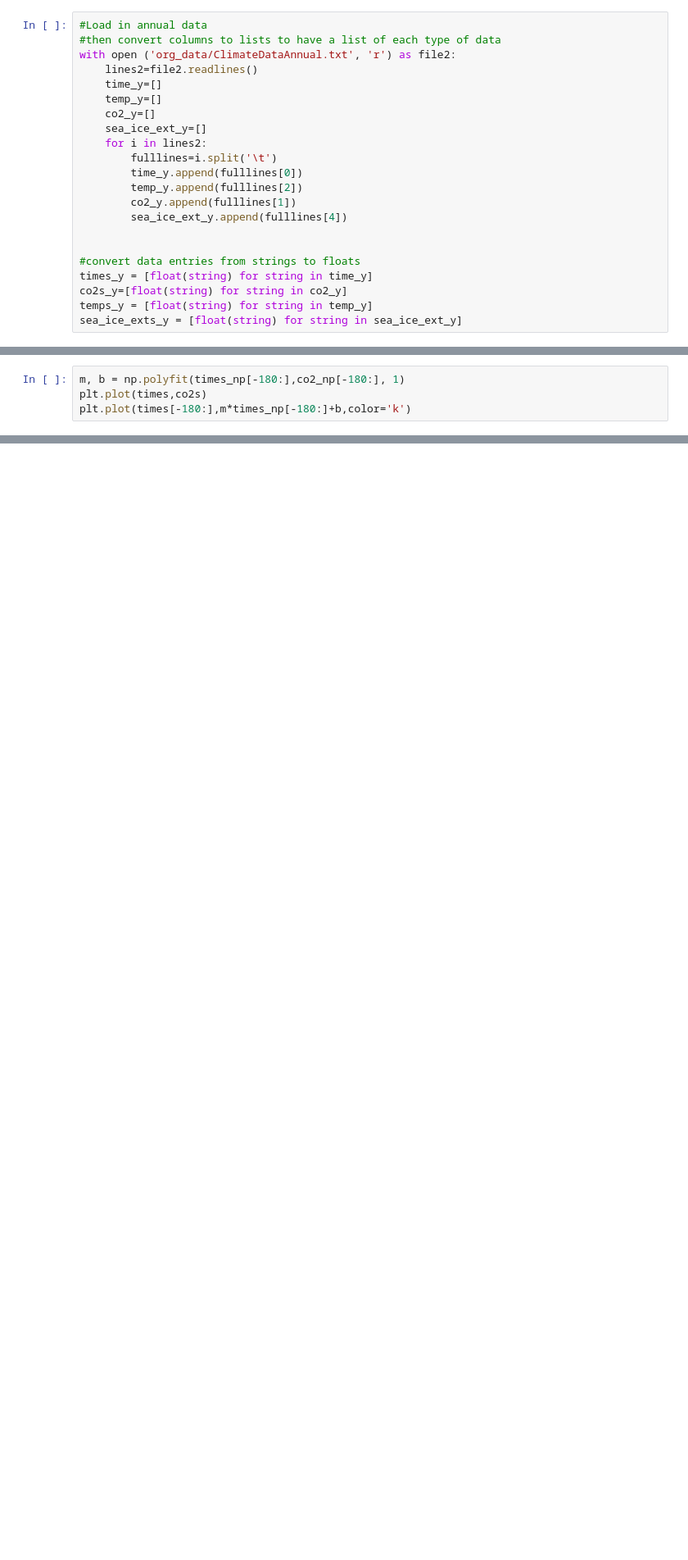
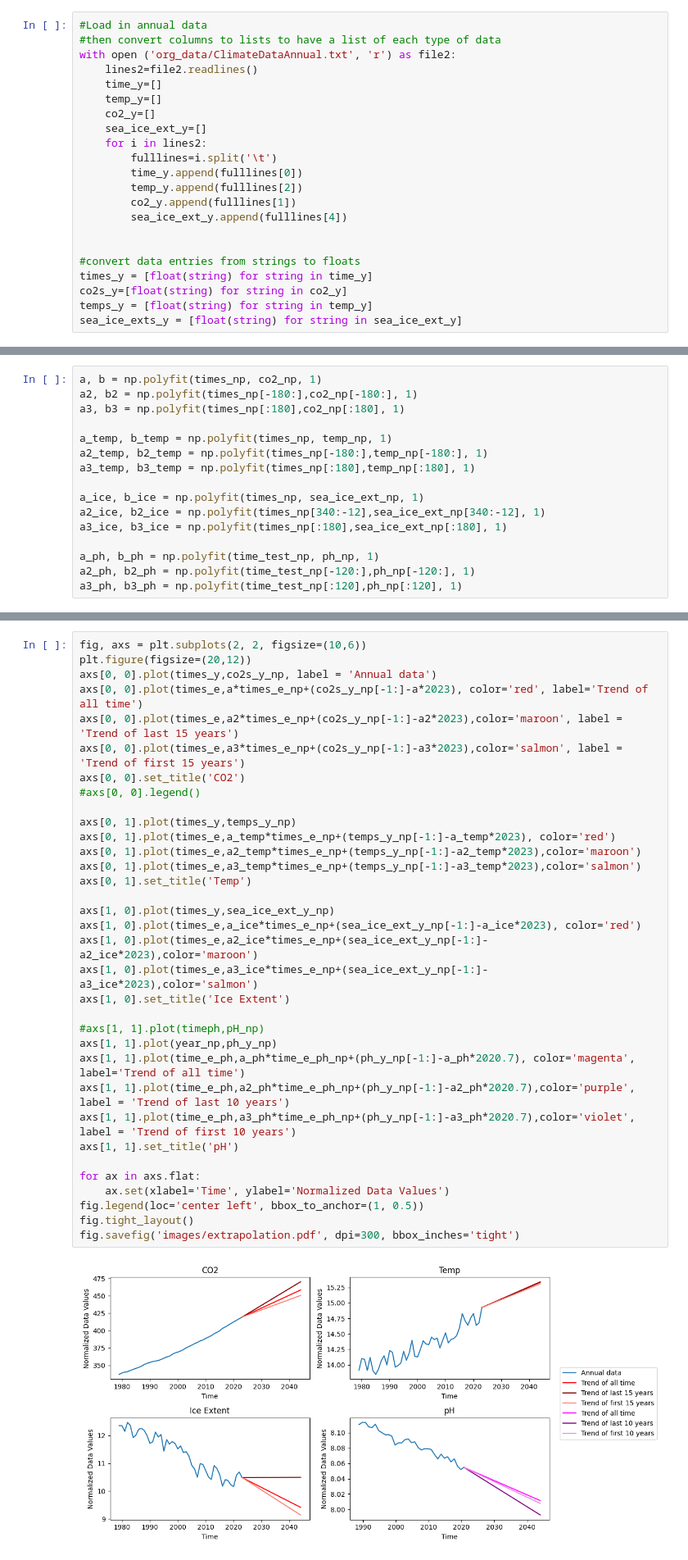
Before and after one commit to alexisj2020/Project, a Jupyter notebook: Extrapolation.ipynb, the cells around one changed output, grey strips where cells are left out. Shown at 82% size. Saved outputs shown, nothing was run; the diff lists cells and outputs as text; blank space fills up the shorter version.

Commit message:
Extrapolating Data

```diff
--- a/Extrapolation.ipynb
+++ b/Extrapolation.ipynb
@@ -64,4 +98,16 @@ pH_np = np.array(phs)
 # %%
-m, b = np.polyfit(times_np[-180:],co2_np[-180:], 1)
-plt.plot(times,co2s)
-plt.plot(times[-180:],m*times_np[-180:]+b,color='k')
+a, b = np.polyfit(times_np, co2_np, 1)
+a2, b2 = np.polyfit(times_np[-180:],co2_np[-180:], 1)
+a3, b3 = np.polyfit(times_np[:180],co2_np[:180], 1)
+
+a_temp, b_temp = np.polyfit(times_np, temp_np, 1)
+a2_temp, b2_temp = np.polyfit(times_np[-180:],temp_np[-180:], 1)
+a3_temp, b3_temp = np.polyfit(times_np[:180],temp_np[:180], 1)
+
+a_ice, b_ice = np.polyfit(times_np, sea_ice_ext_np, 1)
+a2_ice, b2_ice = np.polyfit(times_np[340:-12],sea_ice_ext_np[340:-12], 1)
+a3_ice, b3_ice = np.polyfit(times_np[:180],sea_ice_ext_np[:180], 1)
+
+a_ph, b_ph = np.polyfit(time_test_np, ph_np, 1)
+a2_ph, b2_ph = np.polyfit(time_test_np[-120:],ph_np[-120:], 1)
+a3_ph, b3_ph = np.polyfit(time_test_np[:120],ph_np[:120], 1)
@@ -70,0 +114,36 @@ plt.plot(times[-180:],m*times_np[-180:]+b,color='k')
+# %%
+fig, axs = plt.subplots(2, 2, figsize=(10,6))
+plt.figure(figsize=(20,12))
+axs[0, 0].plot(times_y,co2s_y_np, label = 'Annual data')
+axs[0, 0].plot(times_e,a*times_e_np+(co2s_y_np[-1:]-a*2023), color='red', label='Trend of all time')
+axs[0, 0].plot(times_e,a2*times_e_np+(co2s_y_np[-1:]-a2*2023),color='maroon', label = 'Trend of last 15 years')
+axs[0, 0].plot(times_e,a3*times_e_np+(co2s_y_np[-1:]-a3*2023),color='salmon', label = 'Trend of first 15 years')
+axs[0, 0].set_title('CO2')
+#axs[0, 0].legend()
+
+axs[0, 1].plot(times_y,temps_y_np)
+axs[0, 1].plot(times_e,a_temp*times_e_np+(temps_y_np[-1:]-a_temp*2023), color='red')
+axs[0, 1].plot(times_e,a2_temp*times_e_np+(temps_y_np[-1:]-a2_temp*2023),color='maroon')
+axs[0, 1].plot(times_e,a3_temp*times_e_np+(temps_y_np[-1:]-a3_temp*2023),color='salmon')
+axs[0, 1].set_title('Temp')
+
+axs[1, 0].plot(times_y,sea_ice_ext_y_np)
+axs[1, 0].plot(times_e,a_ice*times_e_np+(sea_ice_ext_y_np[-1:]-a_ice*2023), color='red')
+axs[1, 0].plot(times_e,a2_ice*times_e_np+(sea_ice_ext_y_np[-1:]-a2_ice*2023),color='maroon')
+axs[1, 0].plot(times_e,a3_ice*times_e_np+(sea_ice_ext_y_np[-1:]-a3_ice*2023),color='salmon')
+axs[1, 0].set_title('Ice Extent')
+
+#axs[1, 1].plot(timeph,pH_np)
+axs[1, 1].plot(year_np,ph_y_np)
+axs[1, 1].plot(time_e_ph,a_ph*time_e_ph_np+(ph_y_np[-1:]-a_ph*2020.7), color='magenta', label='Trend of all time')
+axs[1, 1].plot(time_e_ph,a2_ph*time_e_ph_np+(ph_y_np[-1:]-a2_ph*2020.7),color='purple', label = 'Trend of last 10 years')
+axs[1, 1].plot(time_e_ph,a3_ph*time_e_ph_np+(ph_y_np[-1:]-a3_ph*2020.7),color='violet', label = 'Trend of first 10 years')
+axs[1, 1].set_title('pH')
+
+for ax in axs.flat:
+    ax.set(xlabel='Time', ylabel='Normalized Data Values')
+fig.legend(loc='center left', bbox_to_anchor=(1, 0.5))
+fig.tight_layout()
+fig.savefig('images/extrapolation.pdf', dpi=300, bbox_inches='tight')
+# %% [output]
+[figure, added]
```
Also changed, not shown: parts of 5 cells of this notebook.
